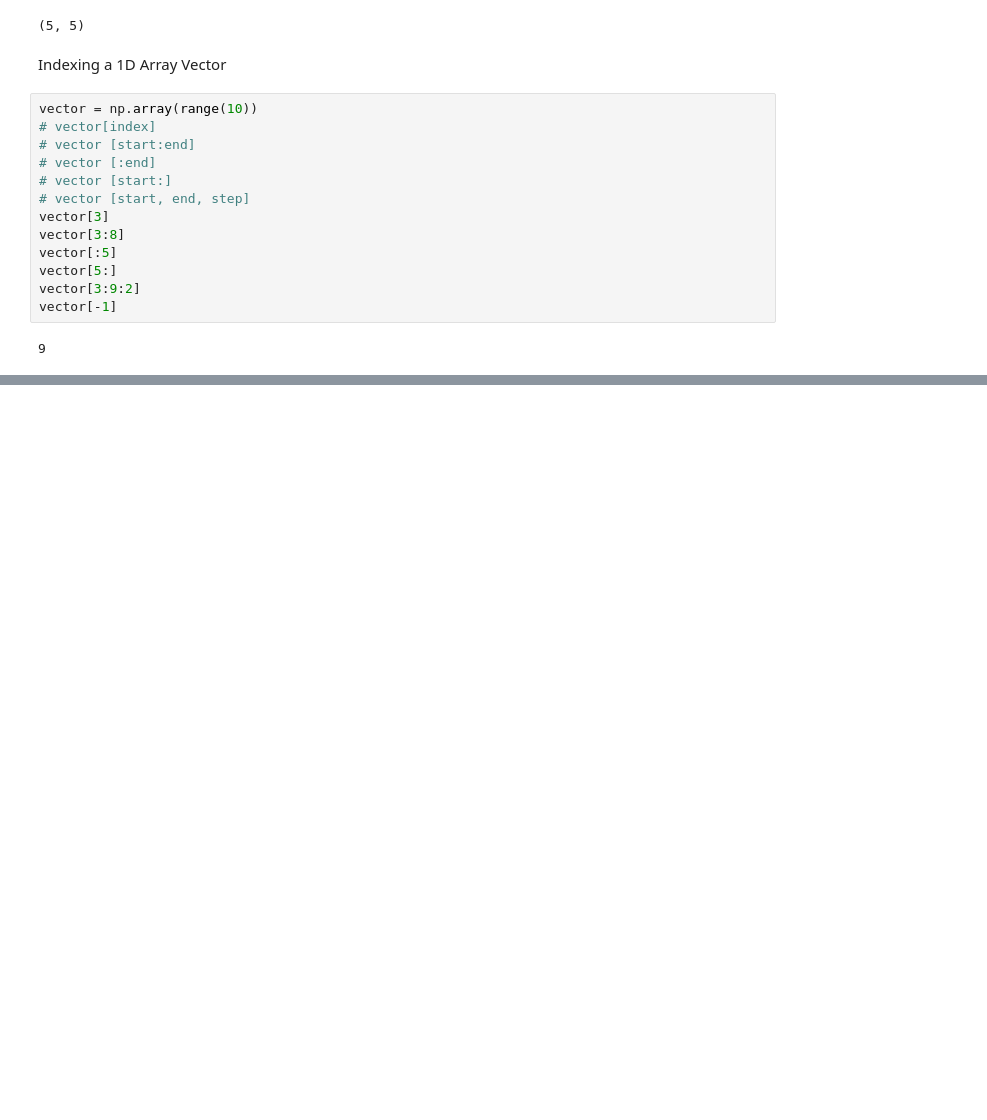
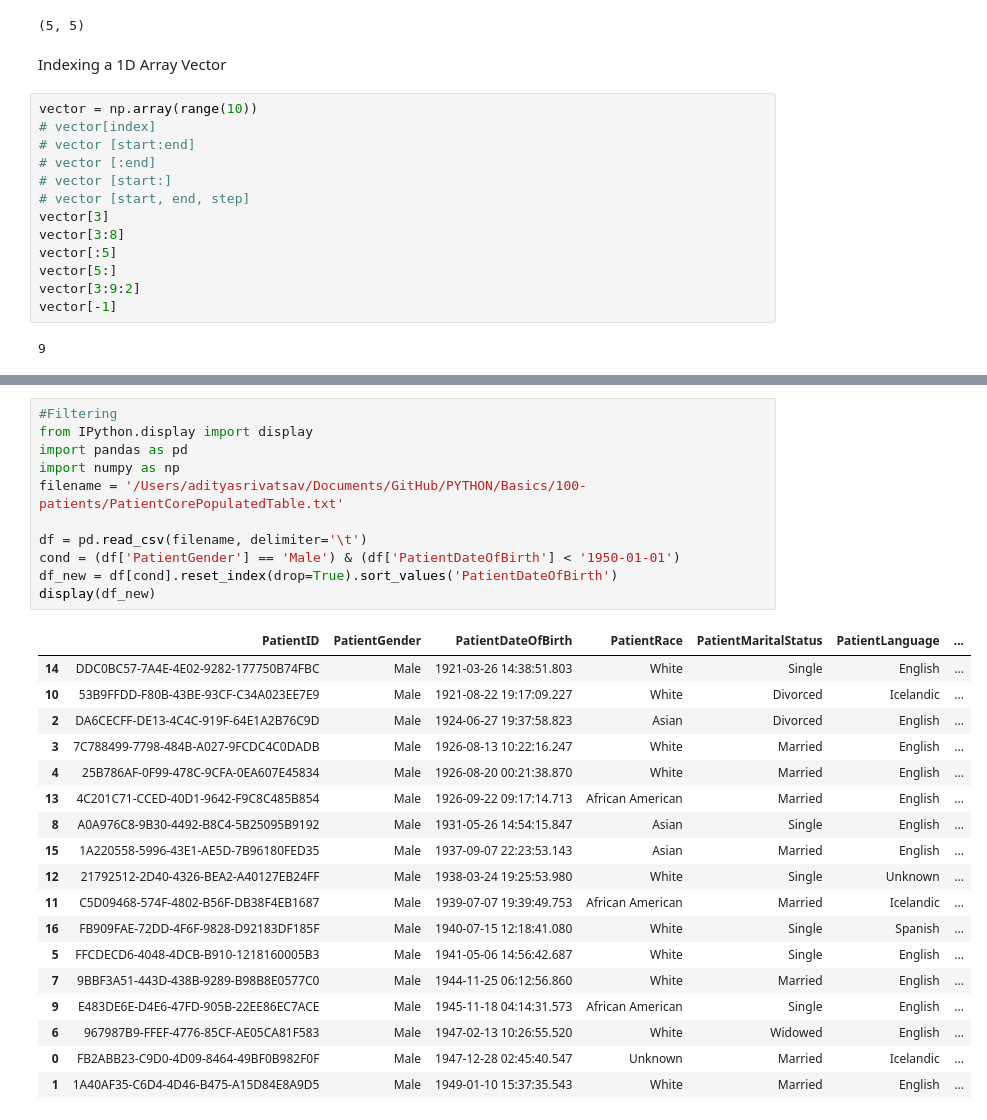
Before and after one commit to Adityalolla04/PYTHON, a Jupyter notebook: Basics/Numpy and Pandas.ipynb, the cells around one changed output, grey strips where cells are left out. Cells and saved outputs as stored; diff of their text form; blank space fills up the shorter version.

```diff
--- a/Basics/Numpy and Pandas.ipynb
+++ b/Basics/Numpy and Pandas.ipynb
@@ -172,0 +705,30 @@ vector[-1]
+# %%
+#Filtering
+from IPython.display import display
+import pandas as pd
+import numpy as np
+filename = '/Users/adityasrivatsav/Documents/GitHub/PYTHON/Basics/100-patients/PatientCorePopulatedTable.txt'
+
+df = pd.read_csv(filename, delimiter='\t')
+cond = (df['PatientGender'] == 'Male') & (df['PatientDateOfBirth'] < '1950-01-01')
+df_new = df[cond].reset_index(drop=True).sort_values('PatientDateOfBirth')
+display(df_new)
+# %% [output]
+|  | PatientID | PatientGender | PatientDateOfBirth | PatientRace | PatientMaritalStatus | PatientLanguage | ... |
+| 14 | DDC0BC57-7A4E-4E02-9282-177750B74FBC | Male | 1921-03-26 14:38:51.803 | White | Single | English | ... |
+| 10 | 53B9FFDD-F80B-43BE-93CF-C34A023EE7E9 | Male | 1921-08-22 19:17:09.227 | White | Divorced | Icelandic | ... |
+| 2 | DA6CECFF-DE13-4C4C-919F-64E1A2B76C9D | Male | 1924-06-27 19:37:58.823 | Asian | Divorced | English | ... |
+| 3 | 7C788499-7798-484B-A027-9FCDC4C0DADB | Male | 1926-08-13 10:22:16.247 | White | Married | English | ... |
+| 4 | 25B786AF-0F99-478C-9CFA-0EA607E45834 | Male | 1926-08-20 00:21:38.870 | White | Married | English | ... |
+| 13 | 4C201C71-CCED-40D1-9642-F9C8C485B854 | Male | 1926-09-22 09:17:14.713 | African American | Married | English | ... |
+| 8 | A0A976C8-9B30-4492-B8C4-5B25095B9192 | Male | 1931-05-26 14:54:15.847 | Asian | Single | English | ... |
+| 15 | 1A220558-5996-43E1-AE5D-7B96180FED35 | Male | 1937-09-07 22:23:53.143 | Asian | Married | English | ... |
+| 12 | 21792512-2D40-4326-BEA2-A40127EB24FF | Male | 1938-03-24 19:25:53.980 | White | Single | Unknown | ... |
+| 11 | C5D09468-574F-4802-B56F-DB38F4EB1687 | Male | 1939-07-07 19:39:49.753 | African American | Married | Icelandic | ... |
+| 16 | FB909FAE-72DD-4F6F-9828-D92183DF185F | Male | 1940-07-15 12:18:41.080 | White | Single | Spanish | ... |
+| 5 | FFCDECD6-4048-4DCB-B910-1218160005B3 | Male | 1941-05-06 14:56:42.687 | White | Single | English | ... |
+| 7 | 9BBF3A51-443D-438B-9289-B98B8E0577C0 | Male | 1944-11-25 06:12:56.860 | White | Married | English | ... |
+| 9 | E483DE6E-D4E6-47FD-905B-22EE86EC7ACE | Male | 1945-11-18 04:14:31.573 | African American | Single | English | ... |
+| 6 | 967987B9-FFEF-4776-85CF-AE05CA81F583 | Male | 1947-02-13 10:26:55.520 | White | Widowed | English | ... |
+| 0 | FB2ABB23-C9D0-4D09-8464-49BF0B982F0F | Male | 1947-12-28 02:45:40.547 | Unknown | Married | Icelandic | ... |
+| 1 | 1A40AF35-C6D4-4D46-B475-A15D84E8A9D5 | Male | 1949-01-10 15:37:35.543 | White | Married | English | ... |
```
Also changed, not shown: parts of 50 cells of this notebook, 9 other files.
